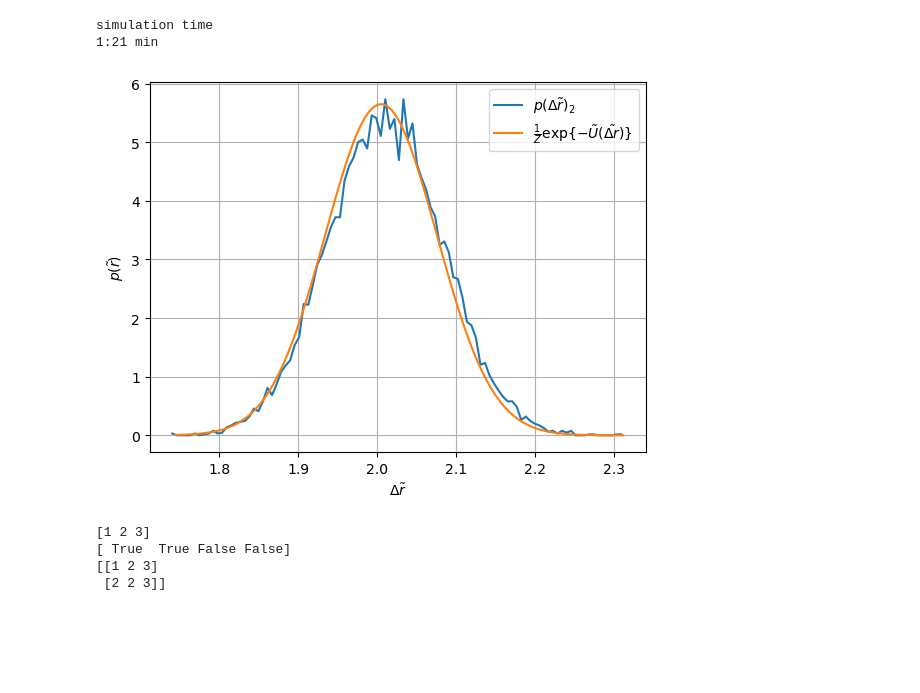
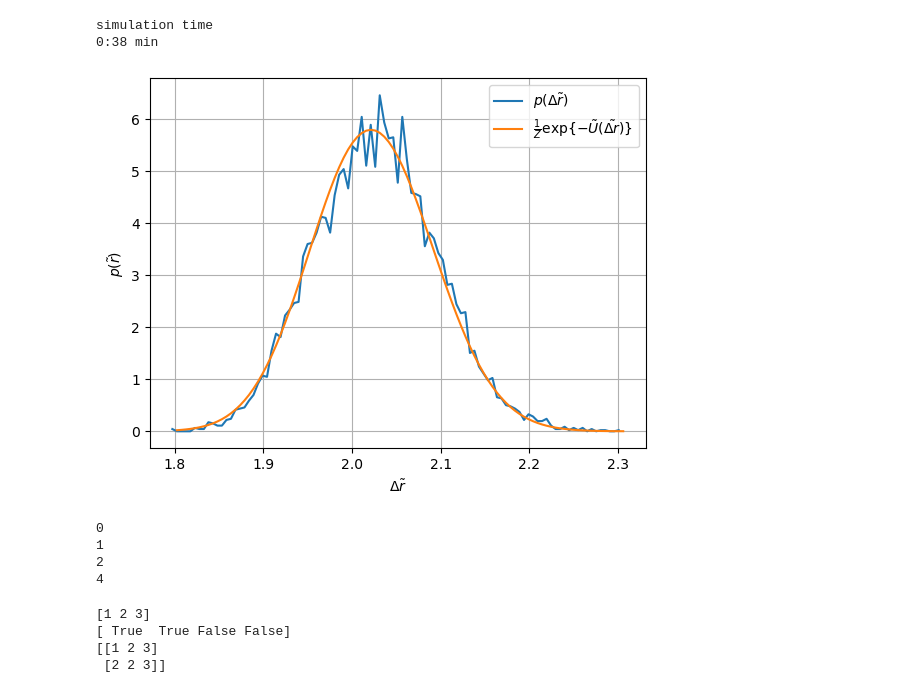
Before and after one commit to jan-kro/mucus_old_2, a Jupyter notebook: polymer_chain_fromscratch_pbc.ipynb, the cells around one changed output. Cells and saved outputs as stored; diff of their text form; code cells hidden in the pictures; blank space fills up the shorter version.

```diff
--- a/polymer_chain_fromscratch_pbc.ipynb
+++ b/polymer_chain_fromscratch_pbc.ipynb
@@ -762,34 +776,49 @@ class Polymer:
 # %%
 #single simulation
 mobility = 0.00005
-steps = 30000
+steps = 50000
 
-#parameter = (0.25, 2.08, 10)
-parameter = (0, 0, 20)
+parameter = (0.25, 2.08, 10)
+#parameter = (0, 0, 20)
 
 eps = parameter[0]
 q = parameter[1]
 n_beeds = parameter[2]
 
 p1 = Polymer(n_beeds=n_beeds, mobility=mobility, epsilon_LJ=eps, q_beed=q)
 # p1 = Polymer(n_beeds=n_beeds, mobility=mobility)
-p1.create_chain(axis=1)
+p1.create_chain()
 
 t1 = time()
 p1.simulate(steps, stride=50)
 t2 = time()
 
 print("simulation time")
 print(f"{(t2-t1)//60:.0f}:{(t2-t1)%60:2.0f} min")
 
 #1.save_traj_gro()
 
 #p1.get_CM_MSD(plot=True)
 p1.plot_distance_distribution()
 # %% [output]
 simulation time
-1:21 min
+0:38 min
-[figure, old version]
+[figure, new version]
+# %%
+a = np.array(())
+b = np.array((2))
+c = np.array((2,2))
+d = np.array(((1,2),(2,3)))
+
+print(a.size)
+print(b.size)
+print(c.size)
+print(d.size)
+# %% [output]
+0
+1
+2
+4
 # %%
 # load traj into Polymer
 #single simulation
```
Also changed, not shown: parts of 6 cells of this notebook.
